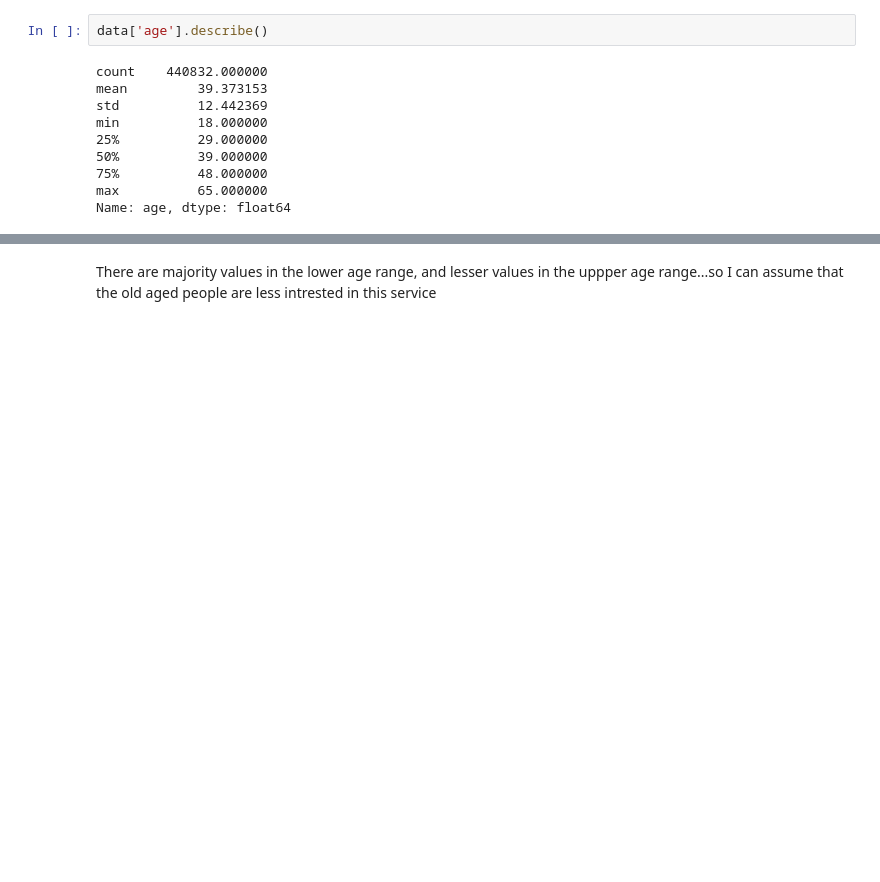
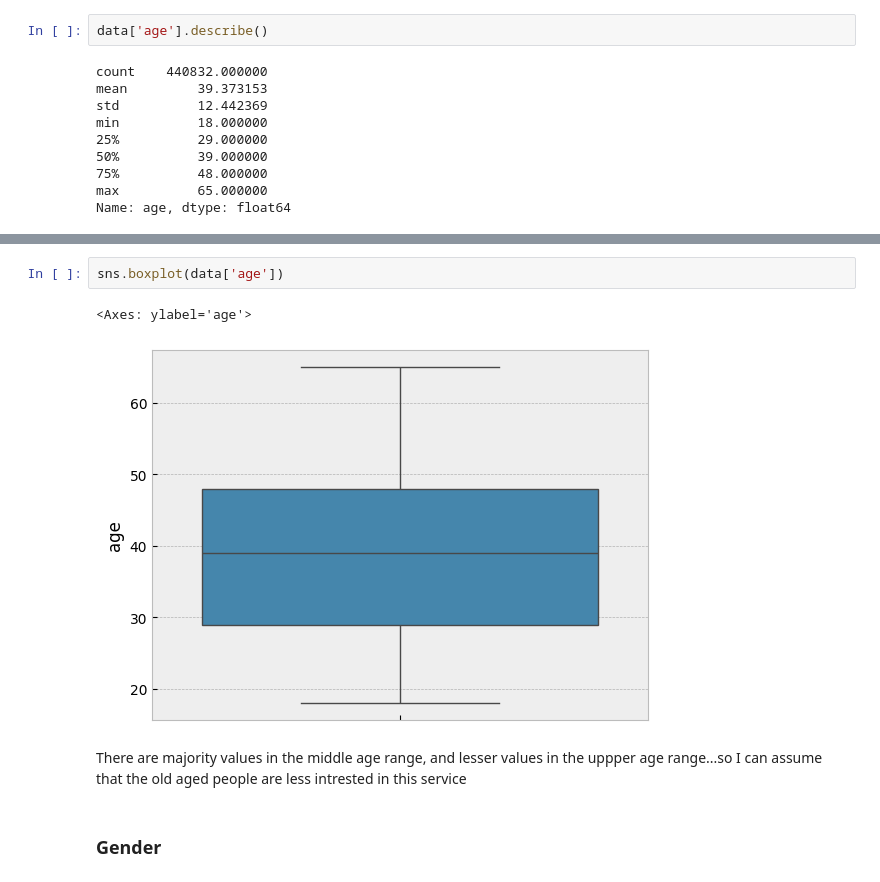
Before and after one commit to IamRaNo/Customer_Churn_Project, a Jupyter notebook: customer_churn_data.ipynb, the cells around one changed output, grey strips where cells are left out. Drawn from its saved outputs; the diff is of its cells as text; blank space fills up the shorter version.

```diff
--- a/customer_churn_data.ipynb
+++ b/customer_churn_data.ipynb
@@ -192,2 +192,9 @@ plot_kde('age')
+# %%
+sns.boxplot(data['age'])
+# %% [output]
+<Axes: ylabel='age'>
+[figure, added]
 # %% [markdown]
-There are majority values in the lower age range, and lesser values in the uppper age range...so I can assume that the old aged people are less intrested in this service
+There are majority values in the middle age range, and lesser values in the uppper age range...so I can assume that the old aged people are less intrested in this service
+# %% [markdown]
+### Gender
```
Also changed, not shown: parts of 67 cells of this notebook.
